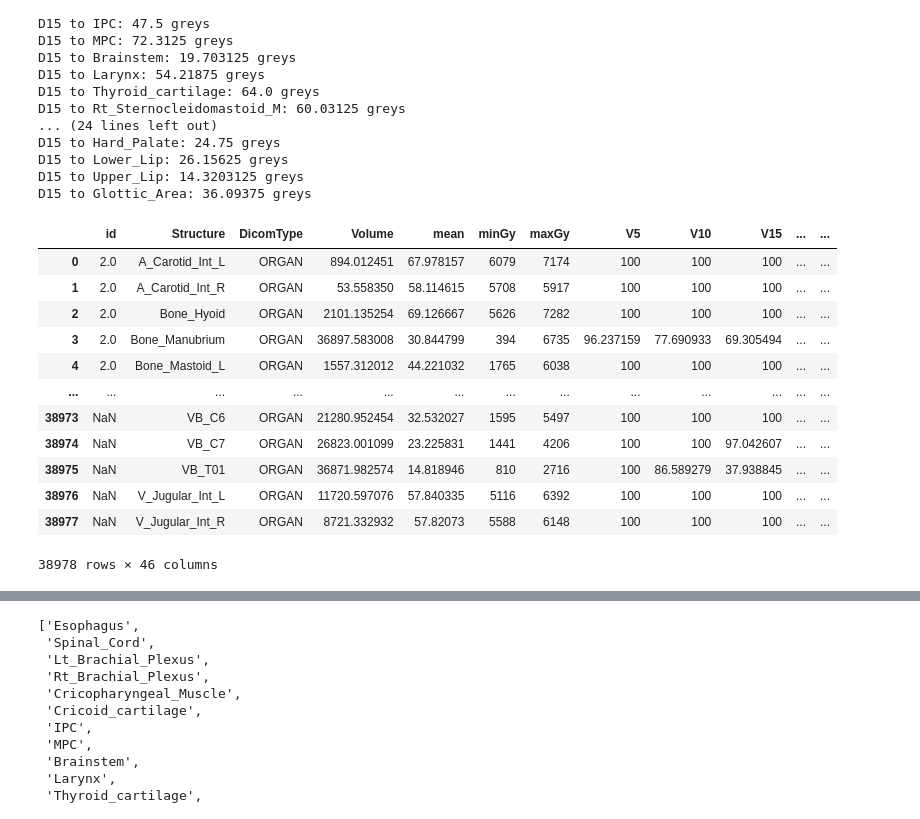
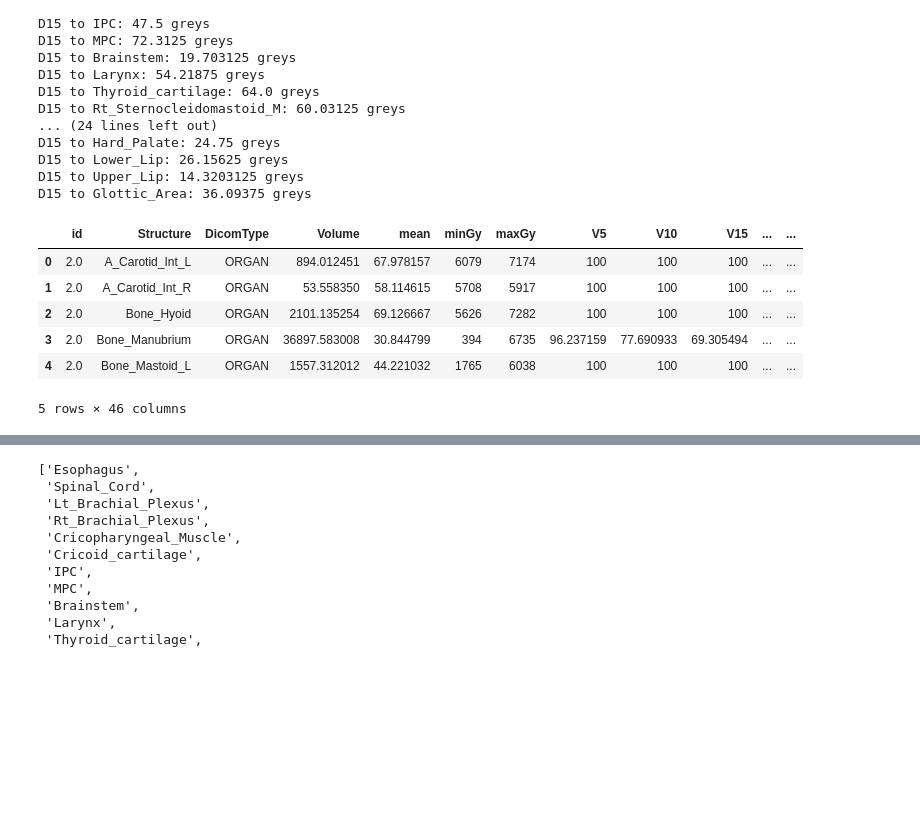
Before and after one commit to ScheWann/QubbedDataAnalysis, a Jupyter notebook: python/PreProcessing_Tutorial_20260421.ipynb, the cells around one changed output, grey strips where cells are left out. Saved outputs shown, nothing was run; the diff lists cells and outputs as text; code cells hidden in the pictures; blank space fills up the shorter version.

```diff
--- a/python/PreProcessing_Tutorial_20260421.ipynb
+++ b/python/PreProcessing_Tutorial_20260421.ipynb
@@ -158,18 +91,12 @@ D15 to Glottic_Area: 36.09375 greys
 #Dataset provided is a row for each organ, with ID, and dose information
 # %%
 base_df = pd.read_excel(Const.data_dir + 'Cohort_SMART2_530pts_(486pts).xlsx')
-base_df
+base_df.head()
 # %% [output]
 |  | id | Structure | DicomType | Volume | mean | minGy | maxGy | V5 | V10 | V15 | ... | ... |
 | 0 | 2.0 | A_Carotid_Int_L | ORGAN | 894.012451 | 67.978157 | 6079 | 7174 | 100 | 100 | 100 | ... | ... |
 | 1 | 2.0 | A_Carotid_Int_R | ORGAN | 53.558350 | 58.114615 | 5708 | 5917 | 100 | 100 | 100 | ... | ... |
 | 2 | 2.0 | Bone_Hyoid | ORGAN | 2101.135254 | 69.126667 | 5626 | 7282 | 100 | 100 | 100 | ... | ... |
 | 3 | 2.0 | Bone_Manubrium | ORGAN | 36897.583008 | 30.844799 | 394 | 6735 | 96.237159 | 77.690933 | 69.305494 | ... | ... |
 | 4 | 2.0 | Bone_Mastoid_L | ORGAN | 1557.312012 | 44.221032 | 1765 | 6038 | 100 | 100 | 100 | ... | ... |
-| ... | ... | ... | ... | ... | ... | ... | ... | ... | ... | ... | ... | ... |
-| 38973 | NaN | VB_C6 | ORGAN | 21280.952454 | 32.532027 | 1595 | 5497 | 100 | 100 | 100 | ... | ... |
-| 38974 | NaN | VB_C7 | ORGAN | 26823.001099 | 23.225831 | 1441 | 4206 | 100 | 100 | 97.042607 | ... | ... |
-| 38975 | NaN | VB_T01 | ORGAN | 36871.982574 | 14.818946 | 810 | 2716 | 100 | 86.589279 | 37.938845 | ... | ... |
-| 38976 | NaN | V_Jugular_Int_L | ORGAN | 11720.597076 | 57.840335 | 5116 | 6392 | 100 | 100 | 100 | ... | ... |
-| 38977 | NaN | V_Jugular_Int_R | ORGAN | 8721.332932 | 57.82073 | 5588 | 6148 | 100 | 100 | 100 | ... | ... |
-38978 rows × 46 columns
+5 rows × 46 columns
```
Also changed, not shown: parts of 23 cells of this notebook, 1 other file.
